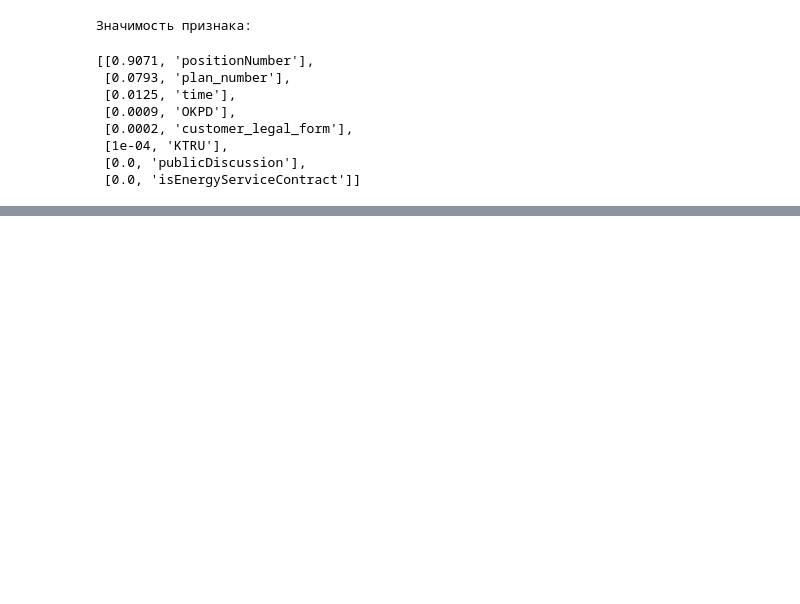
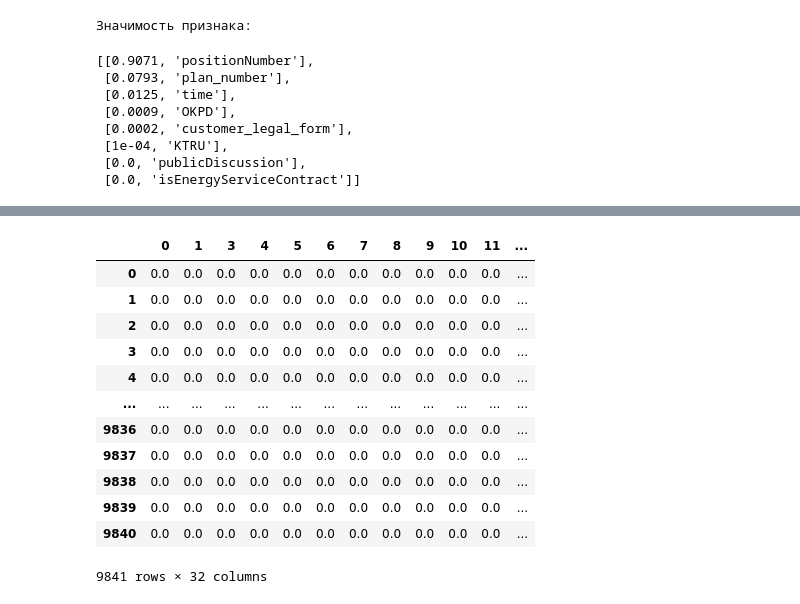
Before and after one commit to danil99152/prediction-of-government-tenders, a Jupyter notebook: total_auction_prediction.ipynb, the cells around one changed output, grey strips where cells are left out. Saved outputs shown, nothing was run; the diff lists cells and outputs as text; code cells hidden in the pictures; blank space fills up the shorter version.

```diff
--- a/total_auction_prediction.ipynb
+++ b/total_auction_prediction.ipynb
@@ -283,0 +406,24 @@ RMSE: 2.518850898392143
+# %%
+y_vector_test = pd.DataFrame(data=d)
+
+for i, elem in enumerate(y_test):
+  for el, num in zip(bin(int(elem)).replace("0b", "")[::-1], y_vector_test.columns[::-1]):
+    y_vector_test.loc[i,num] = int(el)
+
+y_vector_test.iloc[pd.isnull(y_vector_test)] = 0
+
+y_vector_test
+# %% [output]
+|  | 0 | 1 | 3 | 4 | 5 | 6 | 7 | 8 | 9 | 10 | 11 | ... |
+| 0 | 0.0 | 0.0 | 0.0 | 0.0 | 0.0 | 0.0 | 0.0 | 0.0 | 0.0 | 0.0 | 0.0 | ... |
+| 1 | 0.0 | 0.0 | 0.0 | 0.0 | 0.0 | 0.0 | 0.0 | 0.0 | 0.0 | 0.0 | 0.0 | ... |
+| 2 | 0.0 | 0.0 | 0.0 | 0.0 | 0.0 | 0.0 | 0.0 | 0.0 | 0.0 | 0.0 | 0.0 | ... |
+| 3 | 0.0 | 0.0 | 0.0 | 0.0 | 0.0 | 0.0 | 0.0 | 0.0 | 0.0 | 0.0 | 0.0 | ... |
+| 4 | 0.0 | 0.0 | 0.0 | 0.0 | 0.0 | 0.0 | 0.0 | 0.0 | 0.0 | 0.0 | 0.0 | ... |
+| ... | ... | ... | ... | ... | ... | ... | ... | ... | ... | ... | ... | ... |
+| 9836 | 0.0 | 0.0 | 0.0 | 0.0 | 0.0 | 0.0 | 0.0 | 0.0 | 0.0 | 0.0 | 0.0 | ... |
+| 9837 | 0.0 | 0.0 | 0.0 | 0.0 | 0.0 | 0.0 | 0.0 | 0.0 | 0.0 | 0.0 | 0.0 | ... |
+| 9838 | 0.0 | 0.0 | 0.0 | 0.0 | 0.0 | 0.0 | 0.0 | 0.0 | 0.0 | 0.0 | 0.0 | ... |
+| 9839 | 0.0 | 0.0 | 0.0 | 0.0 | 0.0 | 0.0 | 0.0 | 0.0 | 0.0 | 0.0 | 0.0 | ... |
+| 9840 | 0.0 | 0.0 | 0.0 | 0.0 | 0.0 | 0.0 | 0.0 | 0.0 | 0.0 | 0.0 | 0.0 | ... |
+9841 rows × 32 columns
```
Also changed, not shown: parts of 24 cells of this notebook.
